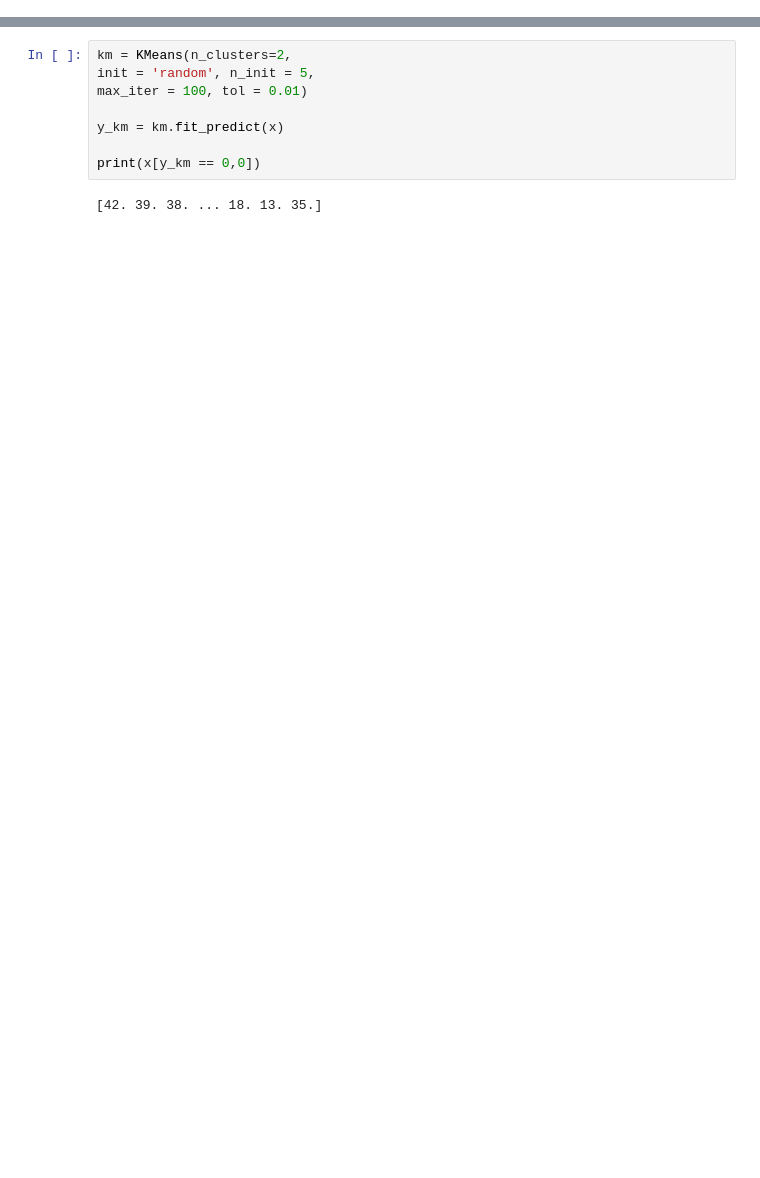
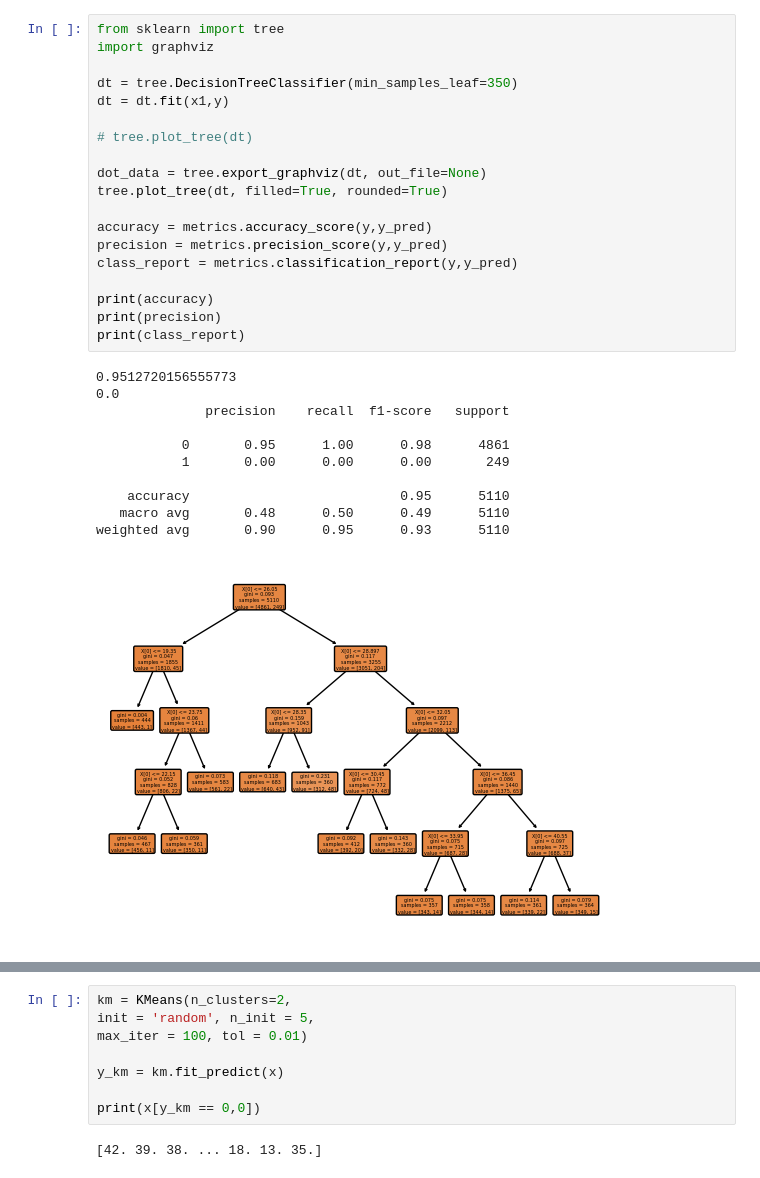
Before and after one commit to fl-sll/FODS-Quiz, a Jupyter notebook: Projects/DSFP.ipynb, the cells around one changed output, grey strips where cells are left out. Cells and saved outputs as stored; diff of their text form; blank space fills up the shorter version.

```diff
--- a/Projects/DSFP.ipynb
+++ b/Projects/DSFP.ipynb
@@ -56,3 +98,34 @@ array([[67. , 36.6],
+# %%
+from sklearn import tree
+import graphviz
+
+dt = tree.DecisionTreeClassifier(min_samples_leaf=350)
+dt = dt.fit(x1,y)
+
+# tree.plot_tree(dt)
+
+dot_data = tree.export_graphviz(dt, out_file=None)
+tree.plot_tree(dt, filled=True, rounded=True)
+
+accuracy = metrics.accuracy_score(y,y_pred)
+precision = metrics.precision_score(y,y_pred)
+class_report = metrics.classification_report(y,y_pred)
+
+print(accuracy)
+print(precision)
+print(class_report)
+# %% [output]
+0.9512720156555773
+0.0
+              precision    recall  f1-score   support
+
+           0       0.95      1.00      0.98      4861
+           1       0.00      0.00      0.00       249
+
+    accuracy                           0.95      5110
+   macro avg       0.48      0.50      0.49      5110
+weighted avg       0.90      0.95      0.93      5110
+[figure, added]
 # %%
 db = DBSCAN(eps=0.3, min_samples=10).fit(x)
 labels = db.labels_
```
Also changed, not shown: parts of 13 cells of this notebook.
